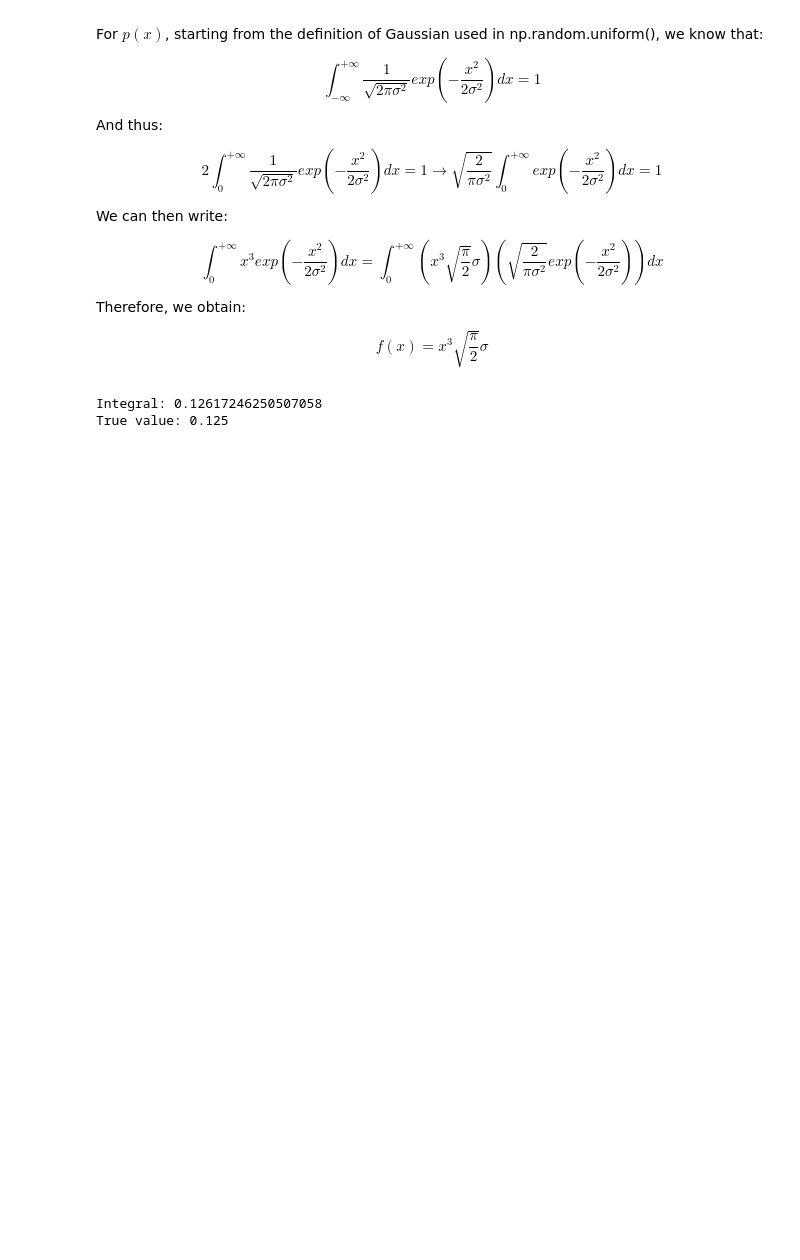
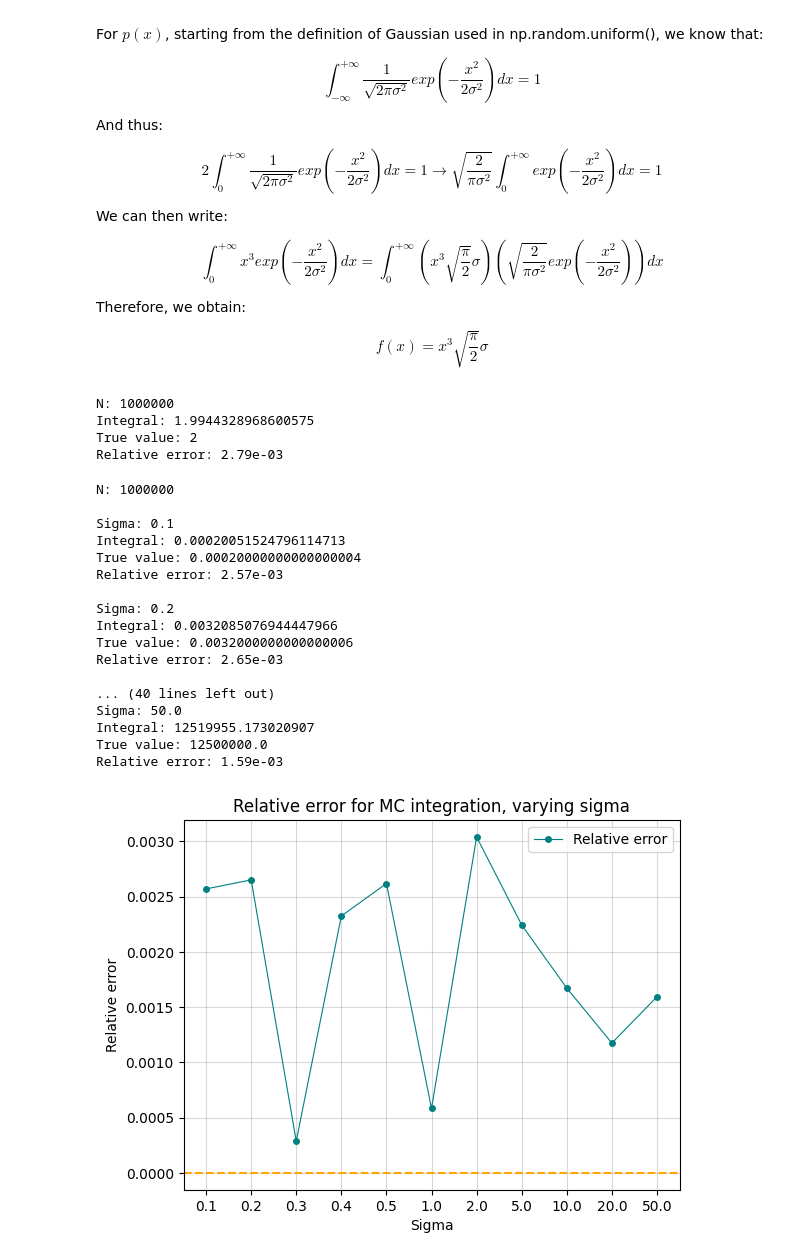
Before and after one commit to Alice-Palladino/astrostatistics_bicocca_2024, a Jupyter notebook: working/L03 - A gaussian integral.ipynb, the cells around one changed output. Saved outputs shown, nothing was run; the diff lists cells and outputs as text; code cells hidden in the pictures; blank space fills up the shorter version.

Commit message:
Edit to L03 - A Gaussian integral

```diff
--- a/working/L03 - A gaussian integral.ipynb
+++ b/working/L03 - A gaussian integral.ipynb
@@ -30,11 +30,13 @@ Therefore, we obtain:
 
 $$f(x) = x^3 \sqrt{\frac{\pi}{2}}\sigma$$
 # %%
+# Fixed sigma, fixed N
+
 import numpy as np
 import matplotlib.pyplot as plt
 
-N = 100000
-sigma = 0.5
+N = 1000000
+sigma = 1
 
 # I need a f(x) to EVALUATE and a p(x) to SAMPLE, with p(x) that integrates to 1.
 
@@ -42,14 +44,72 @@ def HalfGaussian(loc, scale, size):
     samples = np.random.normal(loc=loc, scale=scale, size=size)
     return abs(samples)
 
+# Defining f(x):
 def Funcf(loc, scale, size):
     points = HalfGaussian(loc=loc, scale=scale, size=size)
     return points**3 * (np.sqrt(np.pi/2)*scale)
 
 integral = np.mean(Funcf(0, sigma, N))
 
+print('N: ' + str(N))
 print('Integral: ' + str(integral))
 print('True value: ' + str(2*sigma**4))
+print('Relative error: ' + '{:.2e}'.format(abs(integral-2*sigma**4)/integral))
 # %% [output]
-Integral: 0.12617246250507058
-True value: 0.125
+N: 1000000
+Integral: 1.9944328968600575
+True value: 2
+Relative error: 2.79e-03
+# %%
+# Varying sigma, fixed N
+
+N = 1000000
+S = np.array([0.1, 0.2, 0.3, 0.4, 0.5, 1, 2, 5, 10, 20, 50])
+
+print('N: ' + str(N) + '\n')
+
+integral = np.empty(len(S))
+true_value = np.empty(len(S))
+rel_err = np.empty(len(S))
+
+for i, sigma in enumerate(S):
+
+    integral[i] = np.mean(Funcf(0, sigma, N))
+    true_value[i] = 2*sigma**4
+    rel_err[i] = abs(integral[i]-true_value[i])/integral[i]
+
+    print('Sigma: ' + str(sigma))
+    print('Integral: ' + str(integral[i]))
+    print('True value: ' + str(true_value[i]))
+    print('Relative error: ' + '{:.2e}'.format(rel_err[i]) + '\n')
+
+# Using evenly spaced x ticks to get a feeling of the errors, NOT TO SCALE
+
+plt.plot(np.arange(len(S)), rel_err, lw = 0.8, c = 'teal', marker = 'o', ms = 4, label = 'Relative error')
+plt.axhline(0, ls = 'dashed', c = 'orange')
+plt.xticks(np.arange(len(S)), S)
+plt.xlabel('Sigma')
+plt.ylabel('Relative error')
+plt.title('Relative error for MC integration, varying sigma')
+plt.grid(c='grey', alpha = 0.3)
+plt.legend()
+plt.show()
+# %% [output]
+N: 1000000
+
+Sigma: 0.1
+Integral: 0.00020051524796114713
+True value: 0.00020000000000000004
+Relative error: 2.57e-03
+
+Sigma: 0.2
+Integral: 0.0032085076944447966
+True value: 0.0032000000000000006
+Relative error: 2.65e-03
+
+... (40 lines left out)
+Sigma: 50.0
+Integral: 12519955.173020907
+True value: 12500000.0
+Relative error: 1.59e-03
+[figure, added]
```
Also changed, not shown: parts of 5 cells of this notebook.
